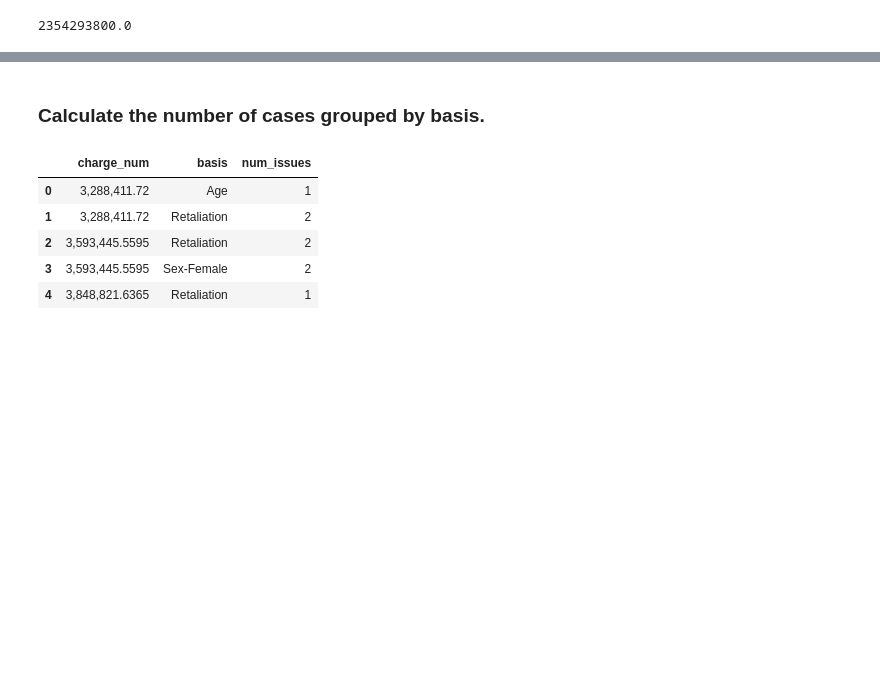
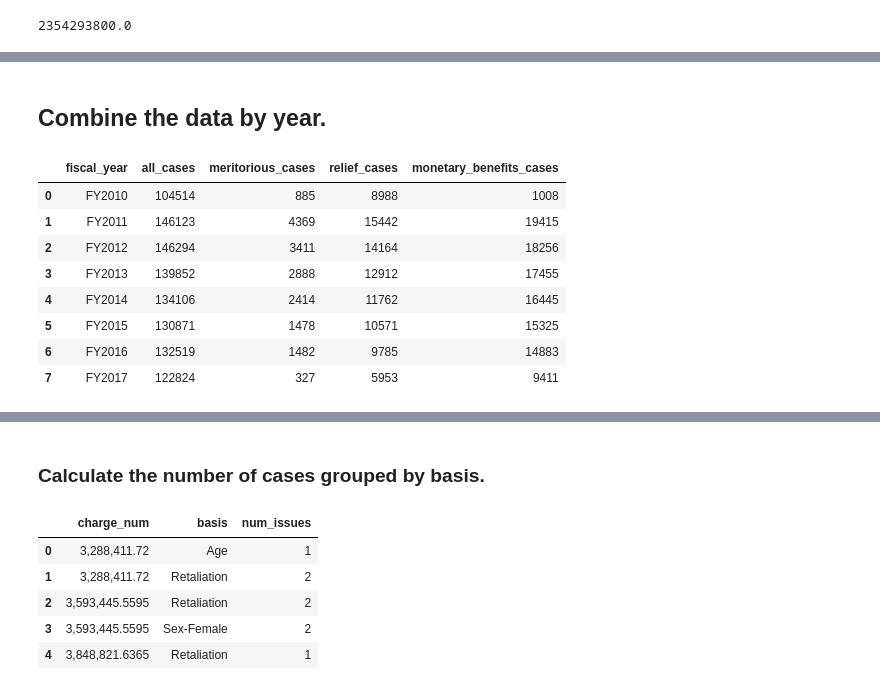
Before and after one commit to PublicI/employment-discrimination, a Jupyter notebook: employment-discrimination.ipynb, the cells around one changed output, grey strips where cells are left out. Drawn from its saved outputs; the diff is of its cells as text; code cells hidden in the pictures; blank space fills up the shorter version.

```diff
--- a/employment-discrimination.ipynb
+++ b/employment-discrimination.ipynb
@@ -229,0 +265,4 @@ meritorious_charges["charge_num"].nunique()
+# %%
+relief_outcomes = ["Settlement With Benefits", "Settlement With Benefits", "Successful Conciliation", "Case Settled By Legal Unit"]
+relief_cases = charges[charges["closure_action"].isin(relief_outcomes)]
+relief_cases["charge_num"].nunique()
@@ -241,0 +316,16 @@ monetary_benefits_charges.groupby(["charge_num"])["monetary_benefits"].mean().su
+# %% [markdown]
+## Combine the data by year.
+# %%
+cases_by_year_dfs = [all_cases_by_year, meritorious_cases_by_year, relief_cases_by_year, monetary_benefits_cases_by_year]
+cases_by_year = reduce(lambda left, right: pd.merge(left, right, on="fiscal_year"), cases_by_year_dfs)
+cases_by_year
+# %% [output]
+|  | fiscal_year | all_cases | meritorious_cases | relief_cases | monetary_benefits_cases |
+| 0 | FY2010 | 104514 | 885 | 8988 | 1008 |
+| 1 | FY2011 | 146123 | 4369 | 15442 | 19415 |
+| 2 | FY2012 | 146294 | 3411 | 14164 | 18256 |
+| 3 | FY2013 | 139852 | 2888 | 12912 | 17455 |
+| 4 | FY2014 | 134106 | 2414 | 11762 | 16445 |
+| 5 | FY2015 | 130871 | 1478 | 10571 | 15325 |
+| 6 | FY2016 | 132519 | 1482 | 9785 | 14883 |
+| 7 | FY2017 | 122824 | 327 | 5953 | 9411 |
```
Also changed, not shown: parts of 29 cells of this notebook.
